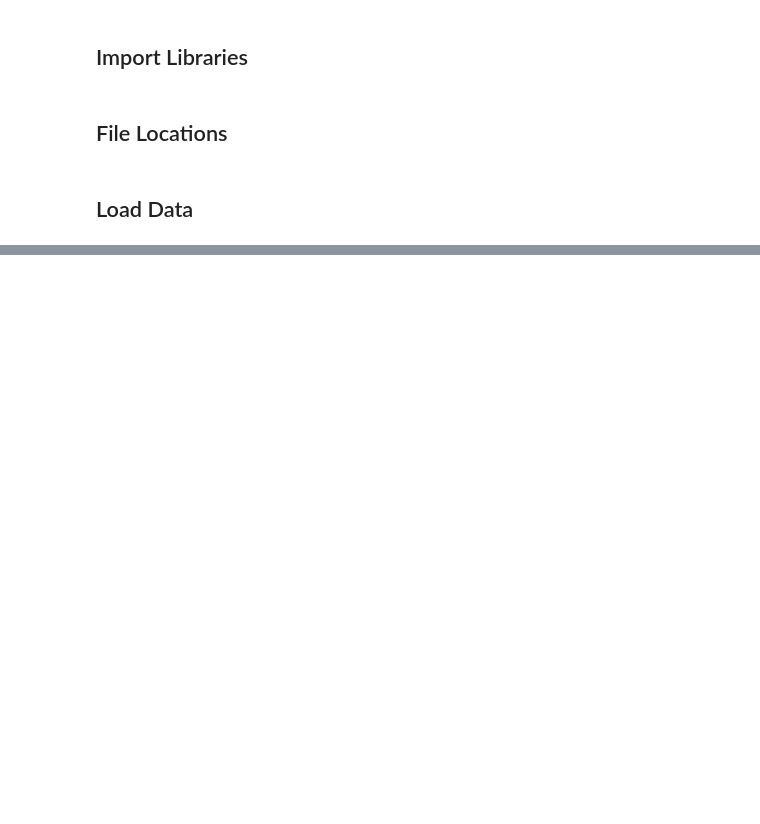
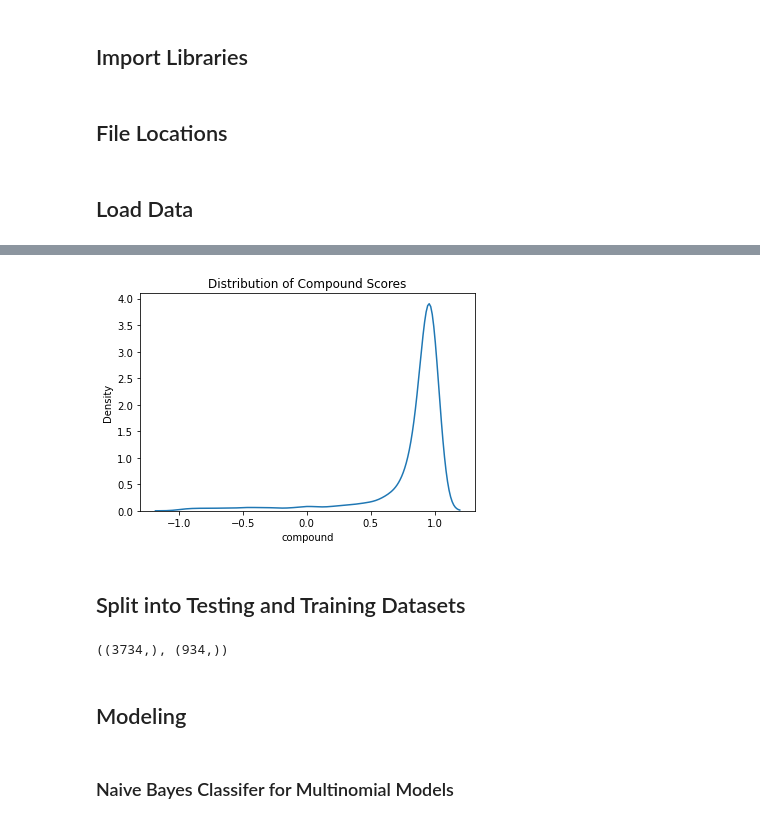
Before and after one commit to rajaridgway/Springboard, a Jupyter notebook: CapstoneThree/notebooks/3-ridgway-preprocess-model.ipynb, the cells around one changed output, grey strips where cells are left out. Cells and saved outputs as stored; diff of their text form; code cells hidden in the pictures; blank space fills up the shorter version.

Commit message:
Capstone 3 Modeling

```diff
--- a/CapstoneThree/notebooks/3-ridgway-preprocess-model.ipynb
+++ b/CapstoneThree/notebooks/3-ridgway-preprocess-model.ipynb
@@ -68,0 +64,4 @@ https://blog.devgenius.io/training-an-ml-model-for-sentiment-analysis-in-python-
+# %%
+# Scale back to only include the cleaned, lemmatized text in a string format and the binary rating
+df = df[['text_for_cloud_lemmatized', 'binary_rating']]
+df.columns = ['text', 'pos_rating']
@@ -72,4 +80,5 @@ Adapted from https://github.com/nhcamp/Yelp-Burrito-Reviews/blob/master/Capstone
 # %%
+# Define a function to caluclate the polarity scores using Vader sentiment analysis
 def apply_sentiment_intensity_analysis(sentence):
     """Applies the polarity scores function to a sentence. Used with df.apply(), returns dictionary.
     """
@@ -77,4 +86,4 @@ def apply_sentiment_intensity_analysis(sentence):
     polarity_dict = analyzer.polarity_scores(sentence)
     return polarity_dict
 
-df['polarity_score'] = df['text_for_cloud_lemmatized'].apply(lambda x: apply_sentiment_intensity_analysis(x))
+df['polarity_score'] = df['text'].apply(lambda x: apply_sentiment_intensity_analysis(x))
@@ -89,0 +90,3 @@ df.head()
+# %%
+# Split out the various scores
+df = pd.concat([df.drop(['polarity_score'], axis=1), df['polarity_score'].apply(pd.Series)], axis=1)
@@ -89,0 +126,6 @@ df.head()
+# %%
+# Add number of characters column
+df['nb_chars'] = df['text'].apply(lambda x: len(x))
+
+# Add number of words column
+df['nb_words'] = df['text'].apply(lambda x: len(x.split(" ")))
@@ -89,0 +162,8 @@ df.head()
+# %%
+# Plot sentiment distribution for reviews
+_ = sns.kdeplot(data=df, x='compound').set(title='Distribution of Compound Scores')
+plt.show()
+# %% [output]
+[figure, added]
+# %% [markdown]
+## Split into Testing and Training Datasets
@@ -89,0 +175,9 @@ df.head()
+# %%
+# Confirm size of X_train and X_test
+X_train.shape, X_test.shape
+# %% [output]
+((3734,), (934,))
+# %% [markdown]
+## Modeling
+# %% [markdown]
+### Naive Bayes Classifer for Multinomial Models
```
Also changed, not shown: parts of 39 cells of this notebook.
